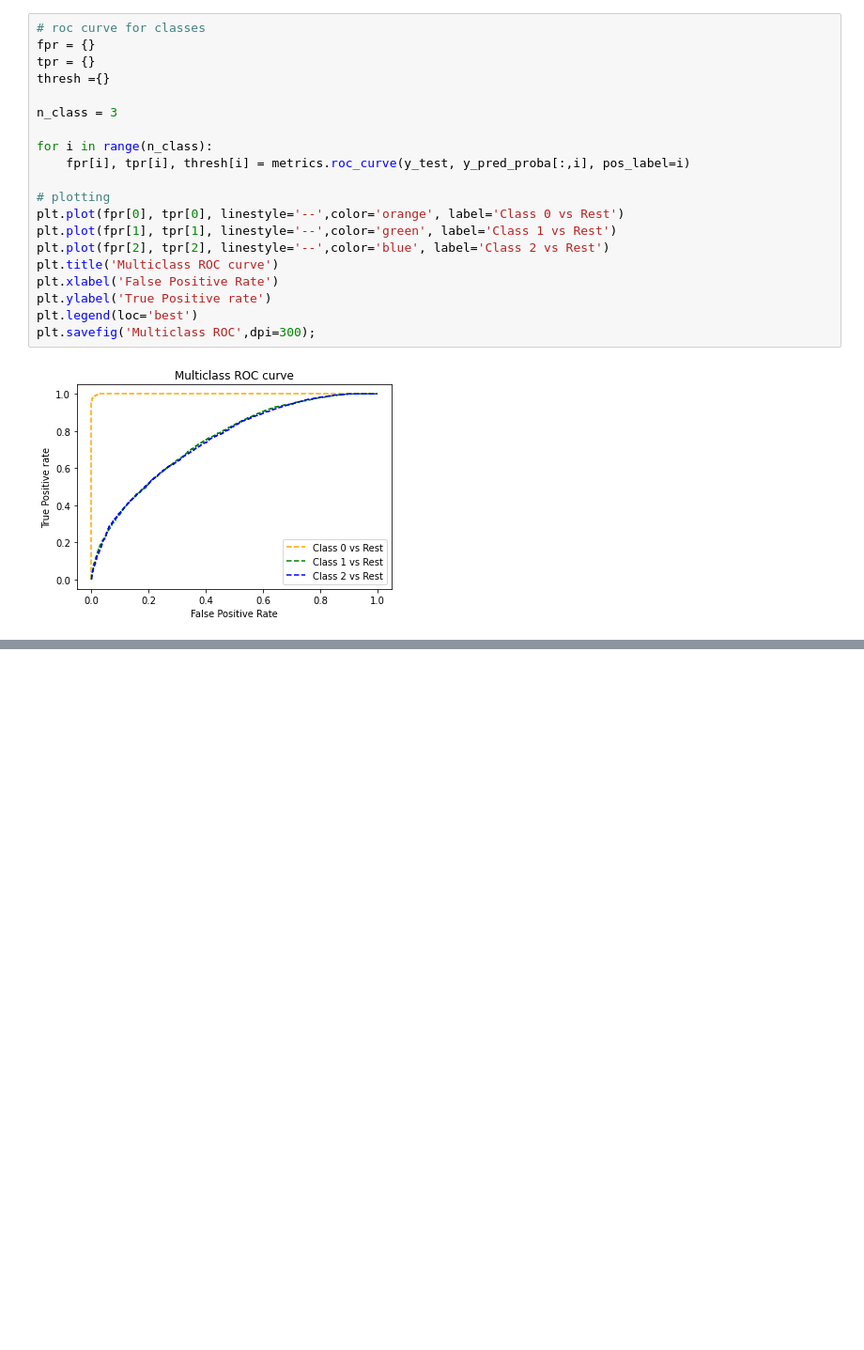
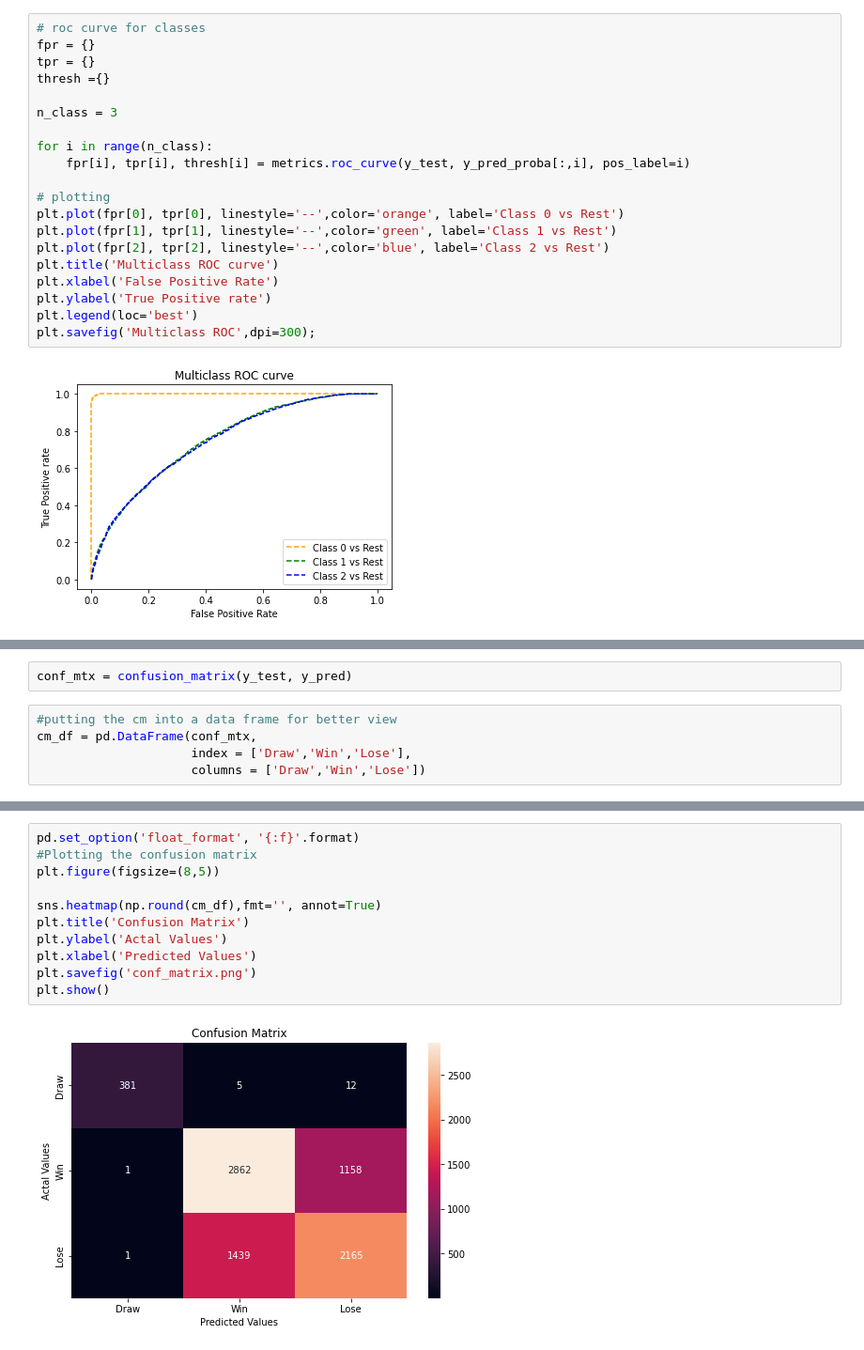
Before and after one commit to salemeid/Tuwaiq-DS-my-project, a Jupyter notebook: Chess_Winning_Move.ipynb, the cells around one changed output, grey strips where cells are left out. Shown at 94% size. Saved outputs shown, nothing was run; the diff lists cells and outputs as text; blank space fills up the shorter version.

Commit message:
added images

```diff
--- a/Chess_Winning_Move.ipynb
+++ b/Chess_Winning_Move.ipynb
@@ -561,0 +585,7 @@ plt.savefig('Multiclass ROC',dpi=300);
+# %%
+conf_mtx = confusion_matrix(y_test, y_pred)
+# %%
+#putting the cm into a data frame for better view
+cm_df = pd.DataFrame(conf_mtx,
+                     index = ['Draw','Win','Lose'],
+                     columns = ['Draw','Win','Lose'])
@@ -561,0 +599,13 @@ plt.savefig('Multiclass ROC',dpi=300);
+# %%
+pd.set_option('float_format', '{:f}'.format)
+#Plotting the confusion matrix
+plt.figure(figsize=(8,5))
+
+sns.heatmap(np.round(cm_df),fmt='', annot=True)
+plt.title('Confusion Matrix')
+plt.ylabel('Actal Values')
+plt.xlabel('Predicted Values')
+plt.savefig('conf_matrix.png')
+plt.show()
+# %% [output]
+[figure, added]
```
Also changed, not shown: parts of 10 cells of this notebook, 4 other files.
